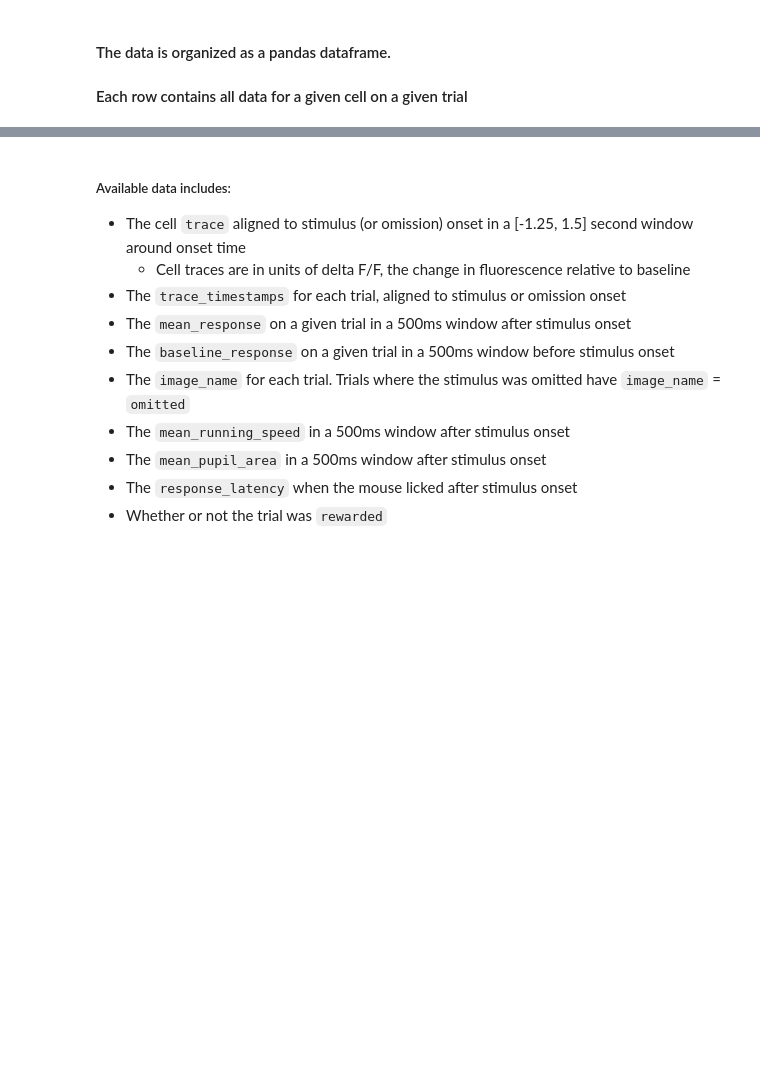
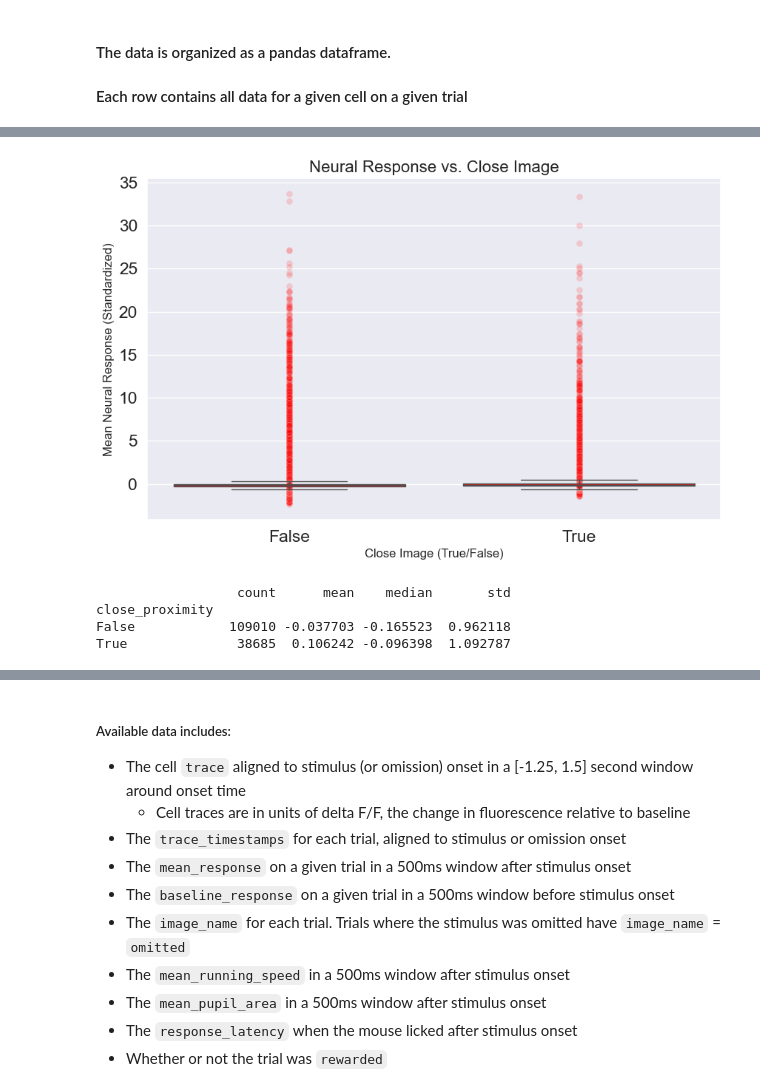
Before and after one commit to EugOT/CN-pr-Allen-Brain, a Jupyter notebook: load_Allen_Visual_Behavior_from_pre_processed_file.ipynb, the cells around one changed output, grey strips where cells are left out. Drawn from its saved outputs; the diff is of its cells as text; code cells hidden in the pictures; blank space fills up the shorter version.

```diff
--- a/load_Allen_Visual_Behavior_from_pre_processed_file.ipynb
+++ b/load_Allen_Visual_Behavior_from_pre_processed_file.ipynb
@@ -112,0 +170,20 @@ data.sample(5)
+# %%
+plt.figure(figsize=(10, 6))
+sns.boxplot(x='close_proximity', y='mean_response', data=temp_data, color='red', showfliers=False)
+
+sns.scatterplot(x='close_proximity', y='mean_response', data=temp_data, color='red', s=40, alpha=0.15)
+
+plt.title('Neural Response vs. Close Image', fontsize=16)
+plt.xlabel('Close Image (True/False)', fontsize=12)
+plt.ylabel('Mean Neural Response (Standardized)', fontsize=12)
+
+plt.show()
+
+stats = temp_data.groupby('close_proximity')['mean_response'].agg(['count', 'mean', 'median', 'std'])
+print(stats)
+# %% [output]
+[figure, added]
+                  count      mean    median       std
+close_proximity
+False            109010 -0.037703 -0.165523  0.962118
+True              38685  0.106242 -0.096398  1.092787
```
Also changed, not shown: parts of 16 cells of this notebook.
